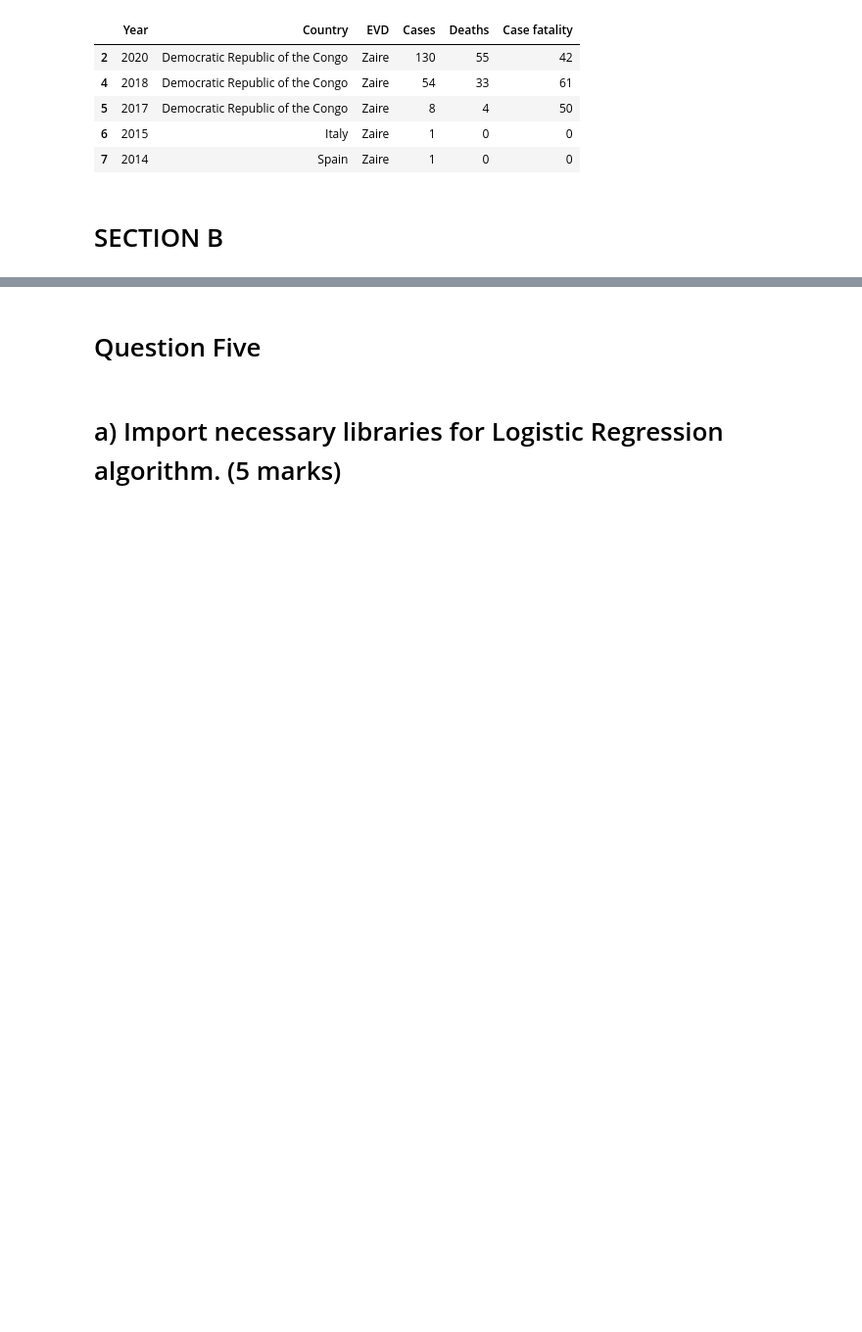
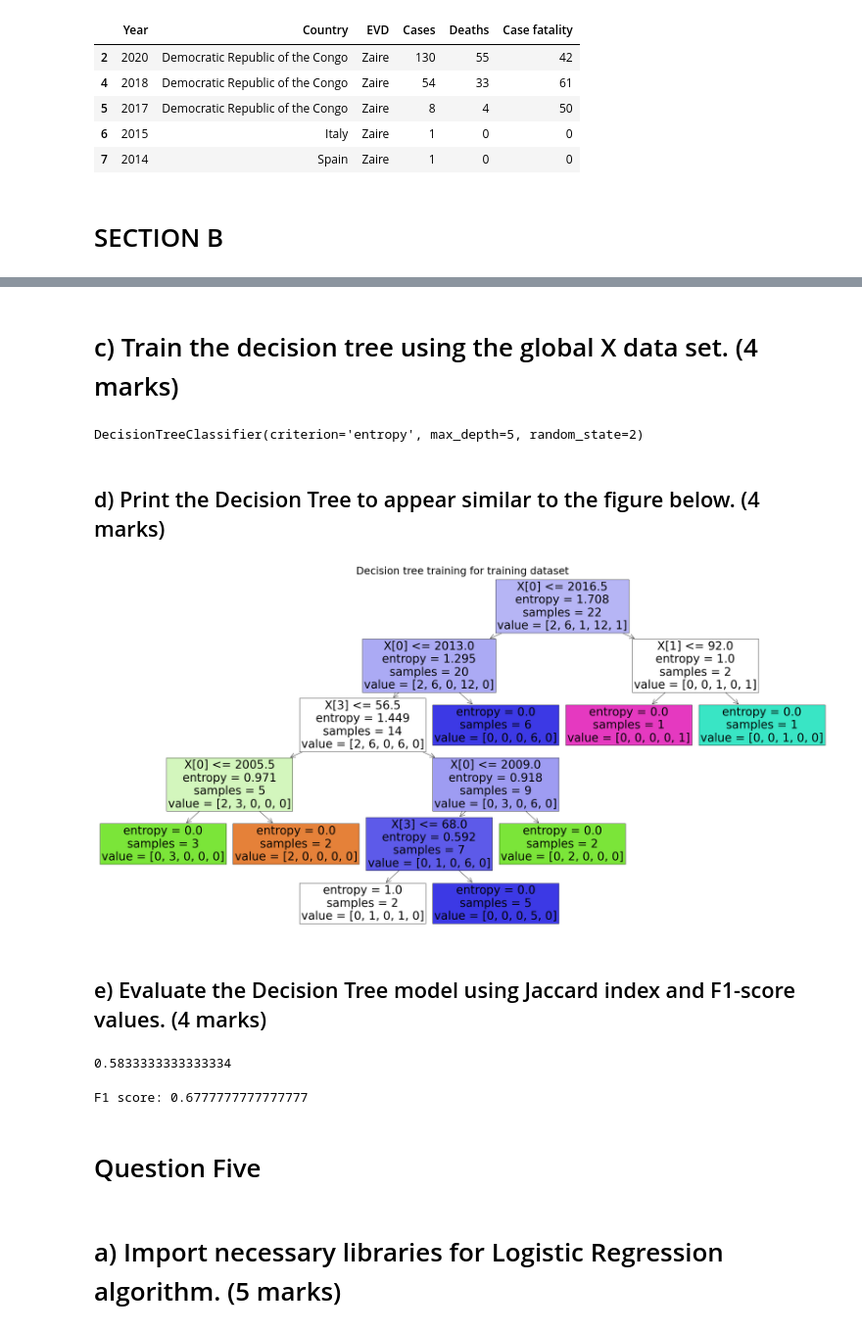
Before and after one commit to Mwanje/MachineLearning, a Jupyter notebook: Machine Learning Examination.ipynb, the cells around one changed output, grey strips where cells are left out. Shown at 98% size. Cells and saved outputs as stored; diff of their text form; code cells hidden in the pictures; blank space fills up the shorter version.

```diff
--- a/Machine Learning Examination.ipynb
+++ b/Machine Learning Examination.ipynb
@@ -131,7 +133,7 @@ dfc.head(10)
 df = dfc.drop([1,3,13,14,15,16,26,27,28,29,32,33])
 df['Cases'] = df['Cases'].str.strip()
 df['Deaths'] = df['Deaths'].str.strip()
-df['Year'] = df['Year'].str.replace(r"\(.*\)","")
+df['Year'] = df['Year'].str.replace(r"\(.*\)","",regex = True)
 df.iloc[:,5] =df.iloc[:,5].str.replace(r"%","")
 df.iloc[:,5] =df.iloc[:,5].str.strip()
 df['Year'] = df['Year'].str.strip()
@@ -257,3 +288,45 @@ df.head()
+# %%
+tree_model = DecisionTreeClassifier(max_depth =5,criterion='entropy', random_state = 2)
+# %% [markdown]
+# c) Train the decision tree using the global X data set. (4 marks)
+# %%
+#creating input variables
+X = df.iloc[:, [0,3,4,5]].values
+#output variable
+y = df.iloc[:, 2].values
+
+# splitting the dataset randomly and test size if 20%
+X_train, X_test, y_train, y_test = train_test_split(X,y,test_size=0.2, random_state=0)
+
+tree_model.fit(X_train,y_train)
+# %% [output]
+DecisionTreeClassifier(criterion='entropy', max_depth=5, random_state=2)
+# %% [markdown]
+## d) Print the Decision Tree to appear similar to the figure below. (4 marks)
+# %%
+# output size of decision tree
+plt.figure(figsize=(40,20))
+
+
+plot_tree(tree_model, filled=True)
+plt.title("Decision tree training for training dataset")
+plt.show()
+# %% [output]
+[figure, added]
+# %% [markdown]
+## e) Evaluate the Decision Tree model using Jaccard index and F1-score values. (4 marks)
+# %%
+#prediction using the test set
+y_pred = tree_model.predict(X_test)
+
+sklearn.metrics.jaccard_score(y_test, y_pred, average='weighted')
+# %% [output]
+0.5833333333333334
+# %%
+#F1 - score
+print('F1 score:', f1_score(y_test, y_pred,average='weighted'))
+# %% [output]
+F1 score: 0.6777777777777777
 # %% [markdown]
 # Question Five
 # %% [markdown]
```
Also changed, not shown: parts of 38 cells of this notebook.
